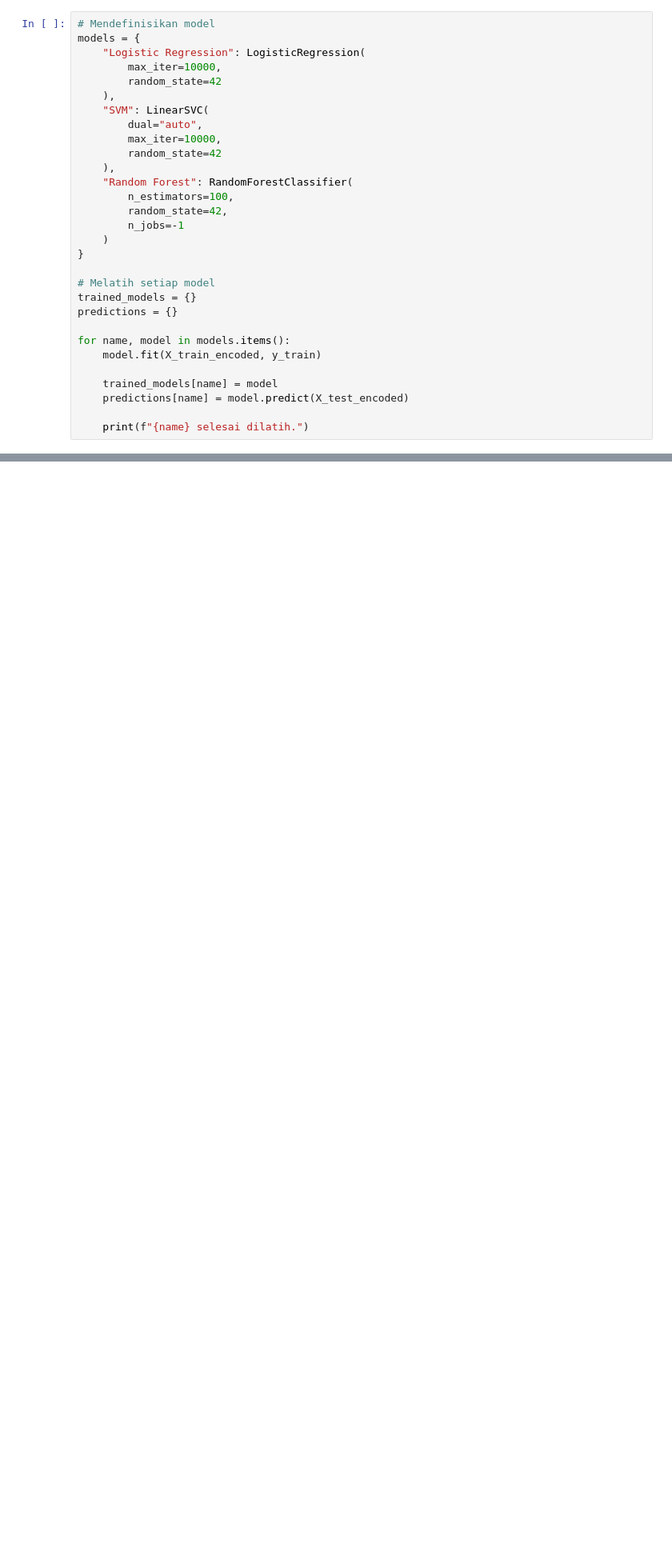
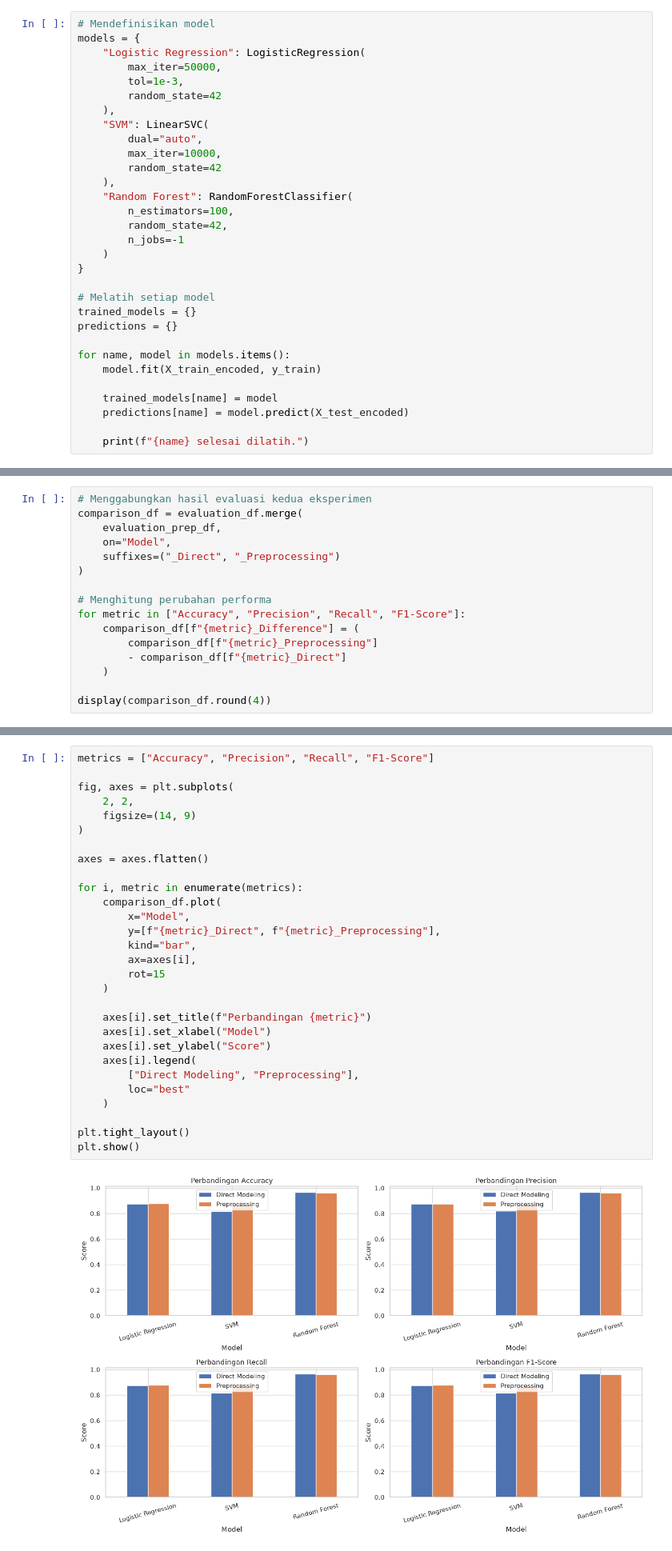
Before and after one commit to ilhamtkj/bengkod_uts, a Jupyter notebook: my-uts.ipynb, the cells around one changed output, grey strips where cells are left out. Shown at 80% size. Cells and saved outputs as stored; diff of their text form; blank space fills up the shorter version.

```diff
--- a/my-uts.ipynb
+++ b/my-uts.ipynb
@@ -757,7 +760,8 @@ C. Pemodelan Awal: Bangun dan latih dengan model: Logistic Regression, svm, Rand
 # Mendefinisikan model
 models = {
     "Logistic Regression": LogisticRegression(
-        max_iter=10000,
+        max_iter=50000,
+        tol=1e-3,
         random_state=42
     ),
     "SVM": LinearSVC(
@@ -1091,0 +1170,16 @@ X_test : (25976, 27)
+# %%
+# Menggabungkan hasil evaluasi kedua eksperimen
+comparison_df = evaluation_df.merge(
+    evaluation_prep_df,
+    on="Model",
+    suffixes=("_Direct", "_Preprocessing")
+)
+
+# Menghitung perubahan performa
+for metric in ["Accuracy", "Precision", "Recall", "F1-Score"]:
+    comparison_df[f"{metric}_Difference"] = (
+        comparison_df[f"{metric}_Preprocessing"]
+        - comparison_df[f"{metric}_Direct"]
+    )
+
+display(comparison_df.round(4))
@@ -1091,0 +1191,31 @@ X_test : (25976, 27)
+# %%
+metrics = ["Accuracy", "Precision", "Recall", "F1-Score"]
+
+fig, axes = plt.subplots(
+    2, 2,
+    figsize=(14, 9)
+)
+
+axes = axes.flatten()
+
+for i, metric in enumerate(metrics):
+    comparison_df.plot(
+        x="Model",
+        y=[f"{metric}_Direct", f"{metric}_Preprocessing"],
+        kind="bar",
+        ax=axes[i],
+        rot=15
+    )
+
+    axes[i].set_title(f"Perbandingan {metric}")
+    axes[i].set_xlabel("Model")
+    axes[i].set_ylabel("Score")
+    axes[i].legend(
+        ["Direct Modeling", "Preprocessing"],
+        loc="best"
+    )
+
+plt.tight_layout()
+plt.show()
+# %% [output]
+[figure, added]
```
Also changed, not shown: parts of 27 cells of this notebook.
